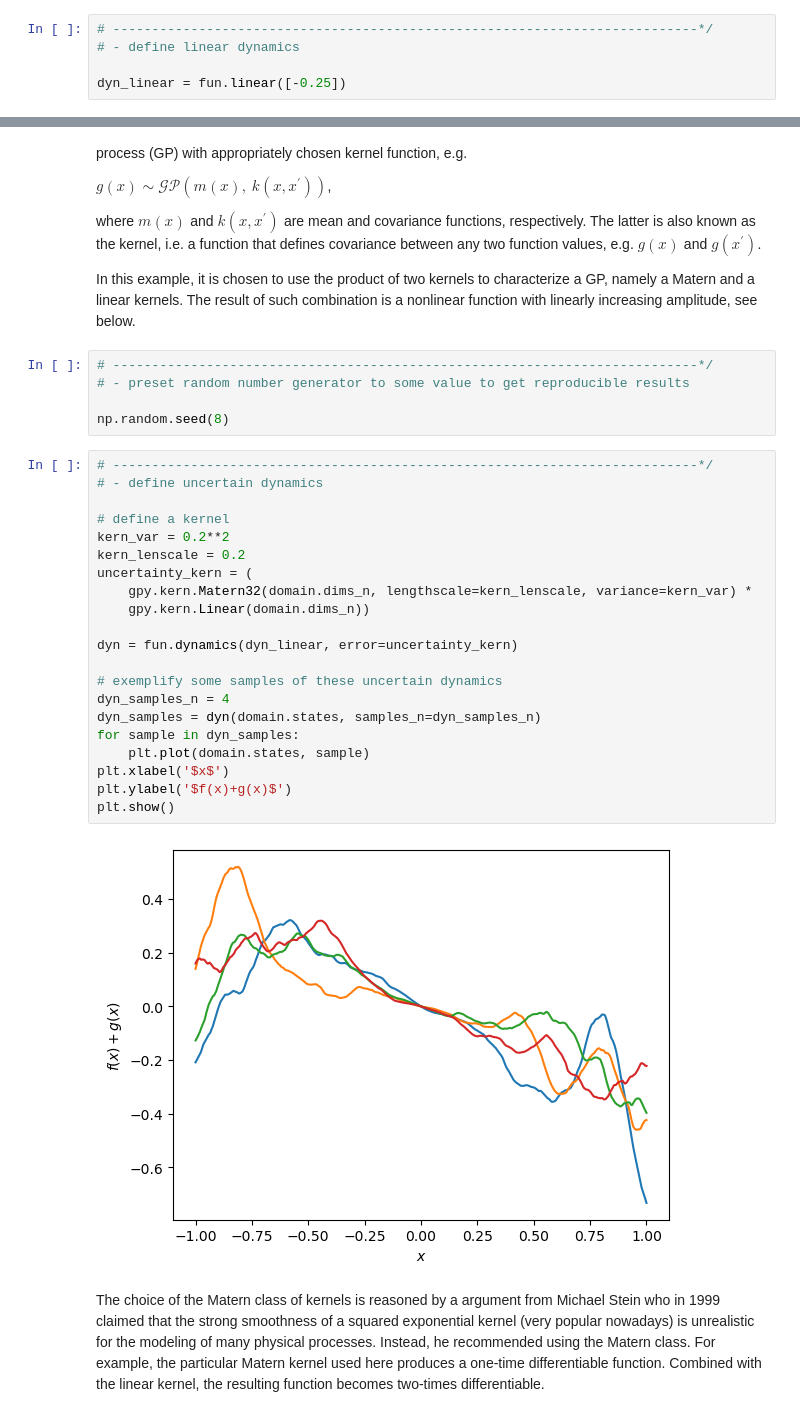
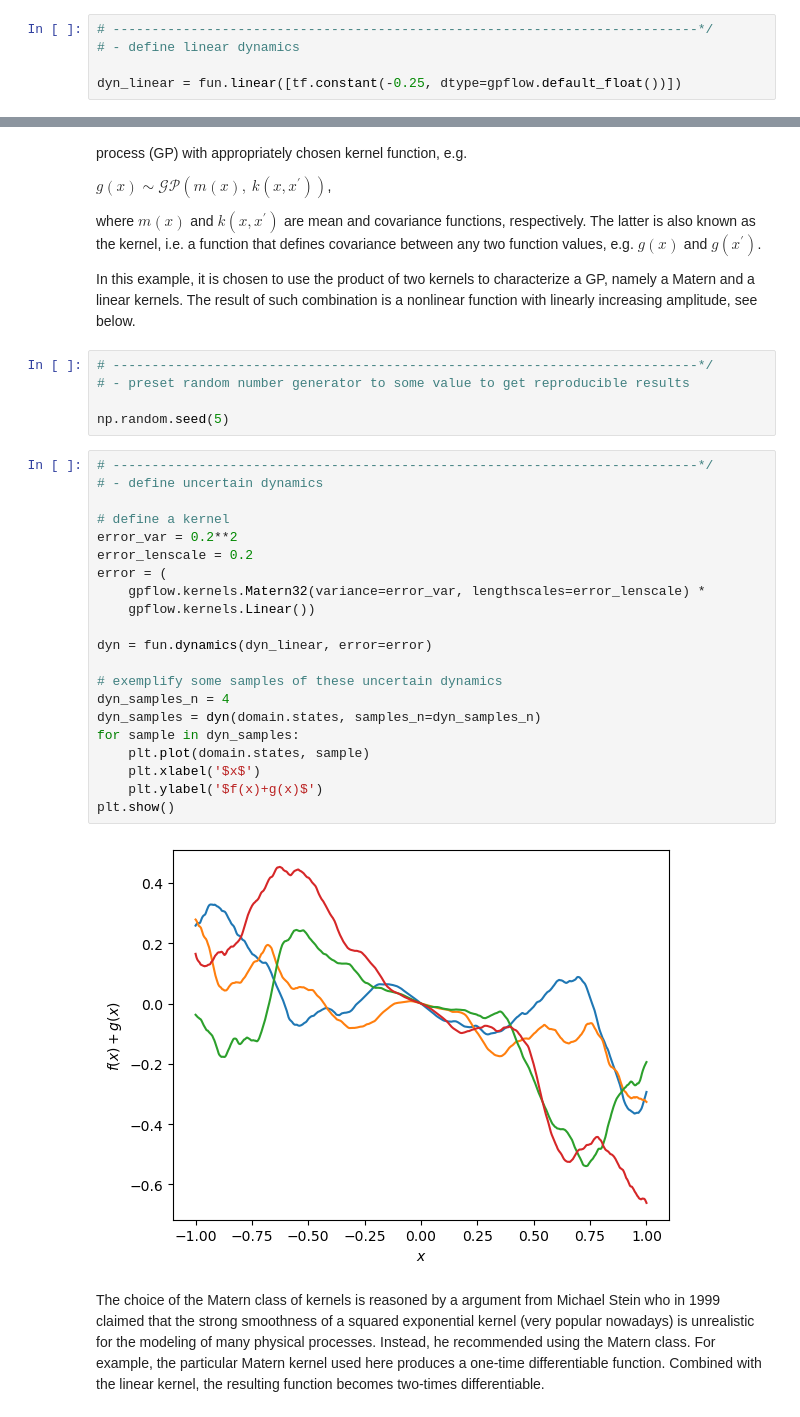
Before and after one commit to maalberg/safely, a Jupyter notebook: safely_1d.ipynb, the cells around one changed output, grey strips where cells are left out. Cells and saved outputs as stored; diff of their text form.

```diff
--- a/safely_1d.ipynb
+++ b/safely_1d.ipynb
@@ -38,7 +46,7 @@ A linear dynamical model $f(x)=-0.25x$ represents prior expert knowledge about t
 # ---------------------------------------------------------------------------*/
 # - define linear dynamics
 
-dyn_linear = fun.linear([-0.25])
+dyn_linear = fun.linear([tf.constant(-0.25, dtype=gpflow.default_float())])
 # %% [markdown]
 ### Uncertainty
 
@@ -53,30 +61,30 @@ In this example, it is chosen to use the product of two kernels to characterize
 # ---------------------------------------------------------------------------*/
 # - preset random number generator to some value to get reproducible results
 
-np.random.seed(8)
+np.random.seed(5)
 # %%
 # ---------------------------------------------------------------------------*/
 # - define uncertain dynamics
 
 # define a kernel
-kern_var = 0.2**2
-kern_lenscale = 0.2
-uncertainty_kern = (
-    gpy.kern.Matern32(domain.dims_n, lengthscale=kern_lenscale, variance=kern_var) *
-    gpy.kern.Linear(domain.dims_n))
+error_var = 0.2**2
+error_lenscale = 0.2
+error = (
+    gpflow.kernels.Matern32(variance=error_var, lengthscales=error_lenscale) *
+    gpflow.kernels.Linear())
 
-dyn = fun.dynamics(dyn_linear, error=uncertainty_kern)
+dyn = fun.dynamics(dyn_linear, error=error)
 
 # exemplify some samples of these uncertain dynamics
 dyn_samples_n = 4
 dyn_samples = dyn(domain.states, samples_n=dyn_samples_n)
 for sample in dyn_samples:
     plt.plot(domain.states, sample)
-plt.xlabel('$x$')
-plt.ylabel('$f(x)+g(x)$')
+    plt.xlabel('$x$')
+    plt.ylabel('$f(x)+g(x)$')
 plt.show()
 # %% [output]
-[figure, old version]
+[figure, new version]
 # %% [markdown]
 The choice of the Matern class of kernels is reasoned by a argument from Michael Stein who in 1999 claimed that the strong smoothness of a squared exponential kernel (very popular nowadays) is unrealistic for the modeling of many physical processes. Instead, he recommended using the Matern class. For example, the particular Matern kernel used here produces a one-time differentiable function. Combined with the linear kernel, the resulting function becomes two-times differentiable.
 # %% [markdown]
```
Also changed, not shown: parts of 9 cells of this notebook, 2 other files.
